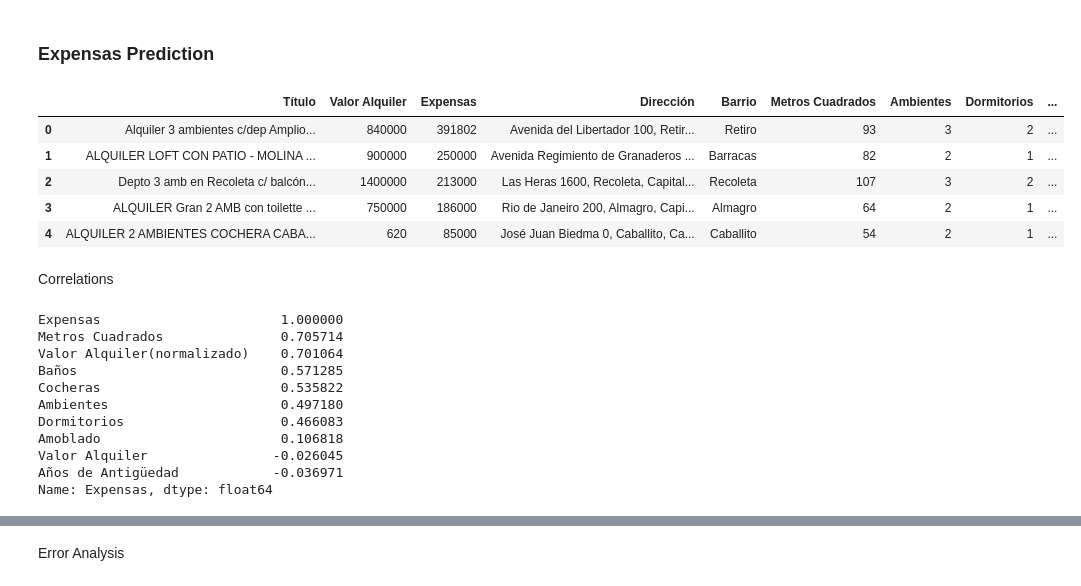
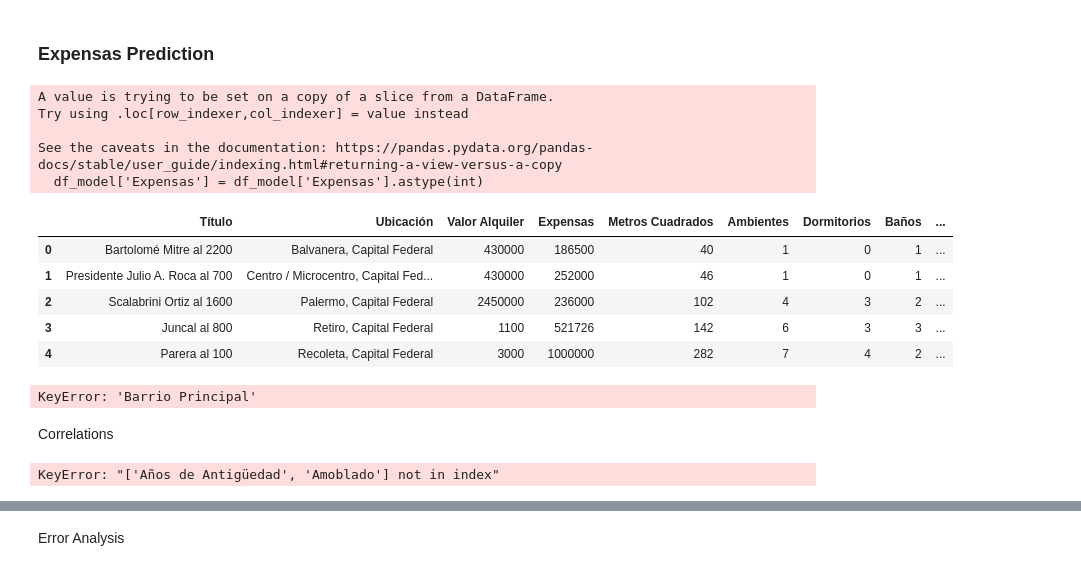
Before and after one commit to Felimartinez1/Departamentos-Buenos-Aires, a Jupyter notebook: notebooks/zonaprop_ETL.ipynb, the cells around one changed output, grey strips where cells are left out. Saved outputs shown, nothing was run; the diff lists cells and outputs as text; code cells hidden in the pictures.

```diff
--- a/notebooks/zonaprop_ETL.ipynb
+++ b/notebooks/zonaprop_ETL.ipynb
@@ -37,3 +26,17 @@ df.head()
+# %%
+import pandas as pd
+import matplotlib.pyplot as plt
+from sklearn.impute import KNNImputer
+import numpy as np
+
+pd.set_option('display.max_rows', None)
+
+# Cargar los datasets
+df_zona_nuevo = pd.read_csv('C:/Users/Felipe/OneDrive/Escritorio/Mini Projects/Departamentos Buenos Aires/data/detalles_zona.csv', sep=';', encoding='utf-8-sig')
+
+df_zona_nuevo['Plataforma'] = 'ZonaProp'
+
+df_zona_viejo = pd.read_csv('C:/Users/Felipe/OneDrive/Escritorio/Mini Projects/Departamentos Buenos Aires/data/clean_Alquileres.csv', sep=';', encoding='utf-8-sig')
 # %%
 df.info()
 # %% [output]
@@ -545,40 +633,39 @@ Name: count, dtype: int64
 # %% [markdown]
 ### Expensas Prediction
 # %%
-df_model = df[df['Expensas'].notnull()].copy()
+import pandas as pd
+df = pd.read_csv('C:/Users/Felipe/OneDrive/Escritorio/Mini Projects/Departamentos Buenos Aires/data/clean_Alquileres.csv')
+df_model = df[df['Expensas Predichas'] == 0]
 
 df_model['Expensas'] = df_model['Expensas'].astype(int)
 
 df_model = df_model[(df_model['Expensas'] >= 25000) & (df_model['Expensas'] <= 1300000)].reset_index(drop=True)
 
 
 df_model.head()
 # %% [output]
+A value is trying to be set on a copy of a slice from a DataFrame.
+Try using .loc[row_indexer,col_indexer] = value instead
+
+See the caveats in the documentation: https://pandas.pydata.org/pandas-docs/stable/user_guide/indexing.html#returning-a-view-versus-a-copy
+  df_model['Expensas'] = df_model['Expensas'].astype(int)
-|  | Título | Valor Alquiler | Expensas | Dirección | Barrio | Metros Cuadrados | Ambientes | Dormitorios | ... |
-| 0 | Alquiler 3 ambientes c/dep Amplio... | 840000 | 391802 | Avenida del Libertador 100, Retir... | Retiro | 93 | 3 | 2 | ... |
-| 1 | ALQUILER LOFT CON PATIO - MOLINA ... | 900000 | 250000 | Avenida Regimiento de Granaderos ... | Barracas | 82 | 2 | 1 | ... |
-| 2 | Depto 3 amb en Recoleta c/ balcón... | 1400000 | 213000 | Las Heras 1600, Recoleta, Capital... | Recoleta | 107 | 3 | 2 | ... |
-| 3 | ALQUILER Gran 2 AMB con toilette ... | 750000 | 186000 | Rio de Janeiro 200, Almagro, Capi... | Almagro | 64 | 2 | 1 | ... |
-| 4 | ALQUILER 2 AMBIENTES COCHERA CABA... | 620 | 85000 | José Juan Biedma 0, Caballito, Ca... | Caballito | 54 | 2 | 1 | ... |
+|  | Título | Ubicación | Valor Alquiler | Expensas | Metros Cuadrados | Ambientes | Dormitorios | Baños | ... |
+| 0 | Bartolomé Mitre al 2200 | Balvanera, Capital Federal | 430000 | 186500 | 40 | 1 | 0 | 1 | ... |
+| 1 | Presidente Julio A. Roca al 700 | Centro / Microcentro, Capital Fed... | 430000 | 252000 | 46 | 1 | 0 | 1 | ... |
+| 2 | Scalabrini Ortiz al 1600 | Palermo, Capital Federal | 2450000 | 236000 | 102 | 4 | 3 | 2 | ... |
+| 3 | Juncal al 800 | Retiro, Capital Federal | 1100 | 521726 | 142 | 6 | 3 | 3 | ... |
+| 4 | Parera al 100 | Recoleta, Capital Federal | 3000 | 1000000 | 282 | 7 | 4 | 2 | ... |
 # %%
 barrio_counts = df_model['Barrio Principal'].value_counts()
 barrio_frecuentes = barrio_counts[barrio_counts >= 60].index
 
 df_model['Barrio Principal'] = df_model['Barrio Principal'].apply(lambda x: x if x in barrio_frecuentes else 'Otros')
+# %% [output]
+KeyError: 'Barrio Principal'
 # %% [markdown]
 Correlations
 # %%
-df_model[['Ambientes', 'Años de Antigüedad', 'Amoblado', 'Dormitorios', 'Baños', 'Cocheras', 'Metros Cuadrados', 'Valor Alquiler', 'Expensas', 'Valor Alquiler(normalizado)']].corr()['Expensas'].sort_values(ascending=False)
+df_model[['Ambientes', 'Amoblado', 'Dormitorios', 'Baños', 'Cocheras', 'Metros Cuadrados', 'Valor Alquiler', 'Expensas', 'Valor Alquiler(normalizado)']].corr()['Expensas'].sort_values(ascending=False)
 # %% [output]
-Expensas                       1.000000
-Metros Cuadrados               0.705714
-Valor Alquiler(normalizado)    0.701064
-Baños                          0.571285
-Cocheras                       0.535822
-Ambientes                      0.497180
-Dormitorios                    0.466083
-Amoblado                       0.106818
-Valor Alquiler                -0.026045
-Años de Antigüedad            -0.036971
-Name: Expensas, dtype: float64
+KeyError: "['Años de Antigüedad', 'Amoblado'] not in index"
 # %%
```
Also changed, not shown: parts of 18 cells of this notebook, 6 other files.
